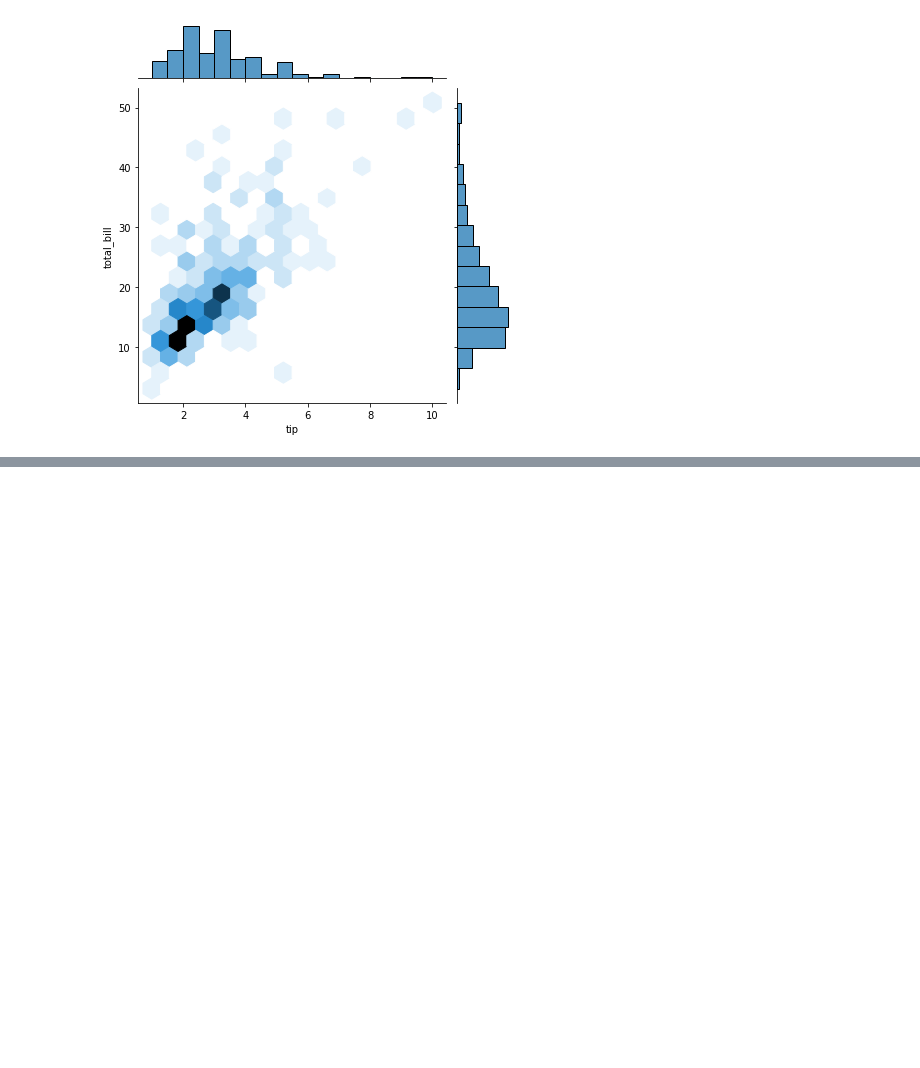
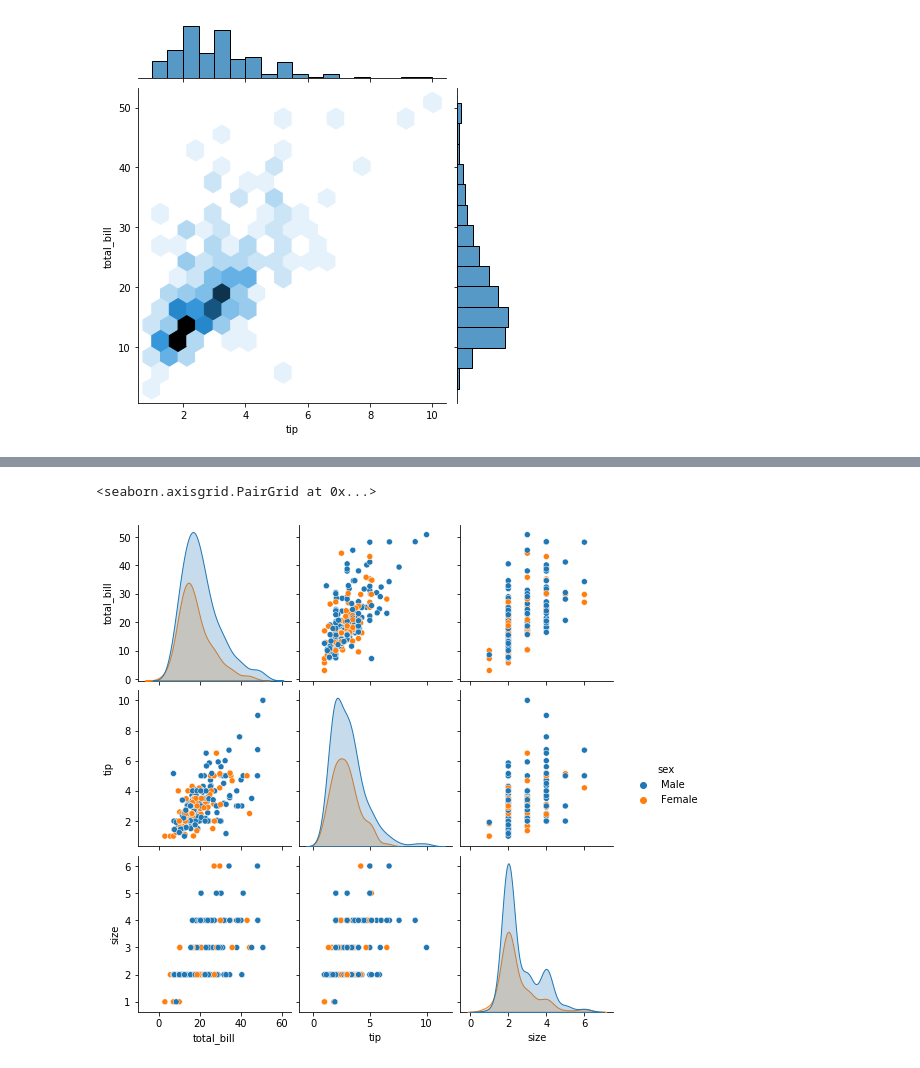
Before and after one commit to psuny1116/python-, a Jupyter notebook: visualization.ipynb, the cells around one changed output, grey strips where cells are left out. Cells and saved outputs as stored; diff of their text form; code cells hidden in the pictures; blank space fills up the shorter version.

```diff
--- a/visualization.ipynb
+++ b/visualization.ipynb
@@ -126,0 +135,7 @@ sns.jointplot(data = raw, x = 'tip', y = 'total_bill', kind = 'hex')
+# %%
+# hue를 이용해 특정 칼럼의 값에 따른 분포를 색상을 이용해 시각화 가능
+
+sns.pairplot(data = raw, hue = 'sex')
+# %% [output]
+<seaborn.axisgrid.PairGrid at 0x...>
+[figure, added]
```
Also changed, not shown: parts of 14 cells of this notebook.
